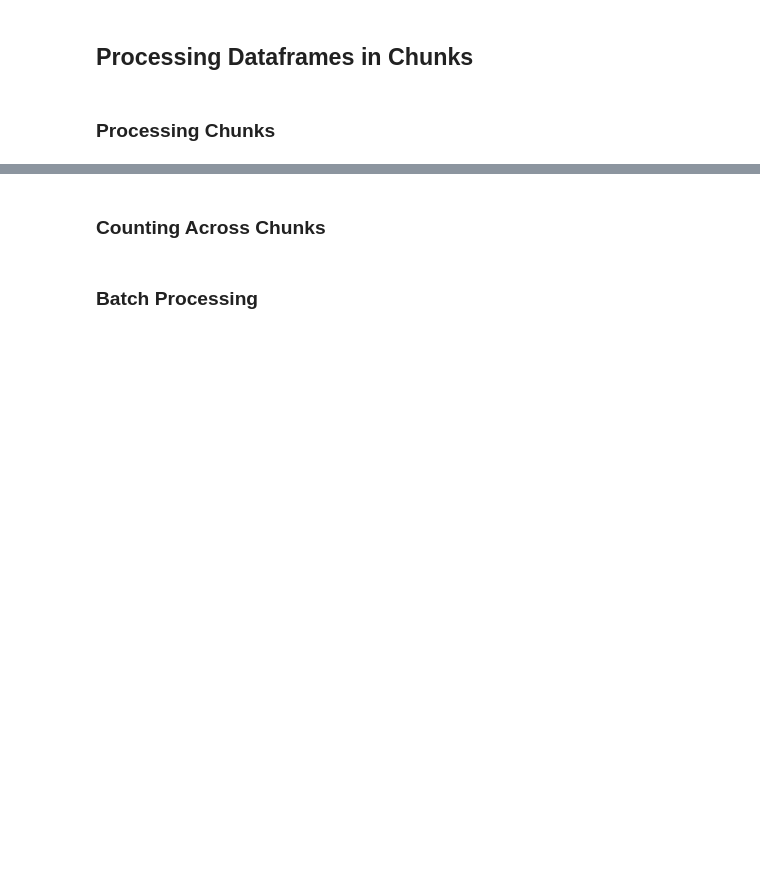
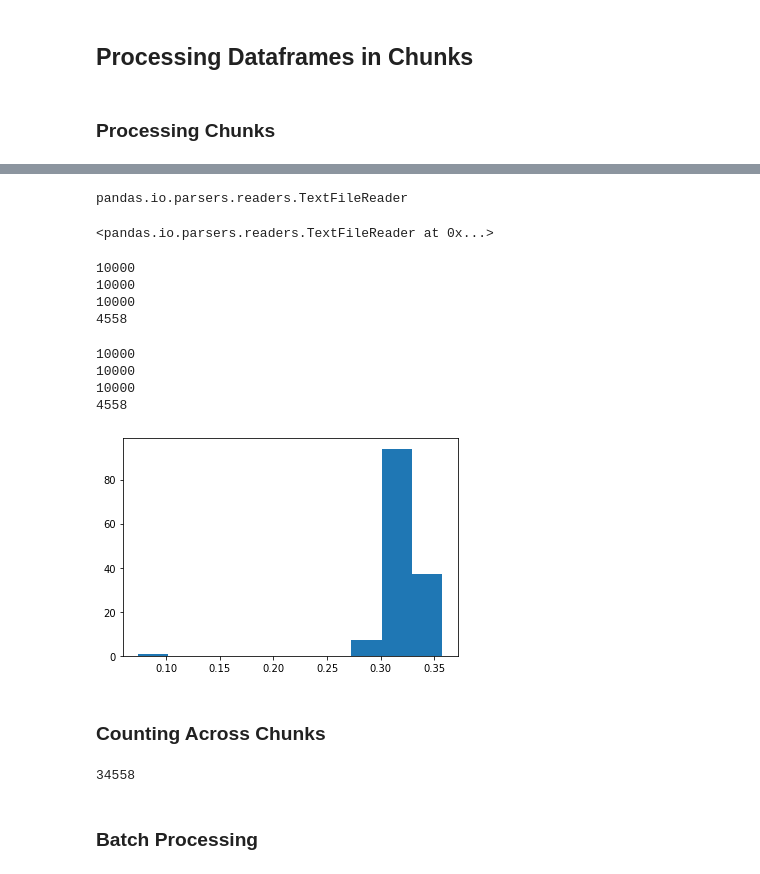
Before and after one commit to icta-tecaji/python-data-analysis-public, a Jupyter notebook: Del_14_Procesiranje_velikih_datasetov_pomnilnik/Del_14_Procesiranje_velikih_datasetov_pomnilnik_CLEAN.ipynb, the cells around one changed output, grey strips where cells are left out. Drawn from its saved outputs; the diff is of its cells as text; code cells hidden in the pictures; blank space fills up the shorter version.

```diff
--- a/Del_14_Procesiranje_velikih_datasetov_pomnilnik/Del_14_Procesiranje_velikih_datasetov_pomnilnik_CLEAN.ipynb
+++ b/Del_14_Procesiranje_velikih_datasetov_pomnilnik/Del_14_Procesiranje_velikih_datasetov_pomnilnik_CLEAN.ipynb
@@ -343,8 +655,44 @@ import pandas as pd
 import numpy as np
 # %%
 chunk_iter = pd.read_csv("data/MoMAExhibitions1929to1989.csv", chunksize=10000)
-# %%
-# Create an iterator object that reads in 250-row chunks from "moma.csv".
-chunk_iter = pd.read_csv("data/MoMAExhibitions1929to1989.csv", chunksize=250)
+# %%
+type(chunk_iter)
+# %% [output]
+pandas.io.parsers.readers.TextFileReader
+# %%
+chunk_iter
+# %% [output]
+<pandas.io.parsers.readers.TextFileReader at 0x...>
+# %%
+for chunk in chunk_iter:
+    print(len(chunk))
+# %% [output]
+10000
+10000
+10000
+4558
+# %%
+# po verziji pandas 1.2
+with pd.read_csv("data/MoMAExhibitions1929to1989.csv", chunksize=10000) as reader:
+    for chunk in reader:
+        print(len(chunk))
+# %% [output]
+10000
+10000
+10000
+4558
+# %%
+memory = []
+
+with pd.read_csv("data/MoMAExhibitions1929to1989.csv", chunksize=250) as reader:
+    for chunk in reader:
+        memory.append(chunk.memory_usage(deep=True).sum()/(1024*1024))
+# %%
+import matplotlib.pyplot as plt
+
+plt.hist(memory)
+plt.show()
+# %% [output]
+[figure, added]
 # %% [markdown]
 ### Counting Across Chunks
@@ -354,3 +705,7 @@ chunk_iter = pd.read_csv("data/MoMAExhibitions1929to1989.csv", chunksize=250)
+# %%
+num_rows
+# %% [output]
+34558
 # %% [markdown]
 ### Batch Processing
 # %% [markdown]
```
Also changed, not shown: parts of 84 cells of this notebook, 5 other files.
